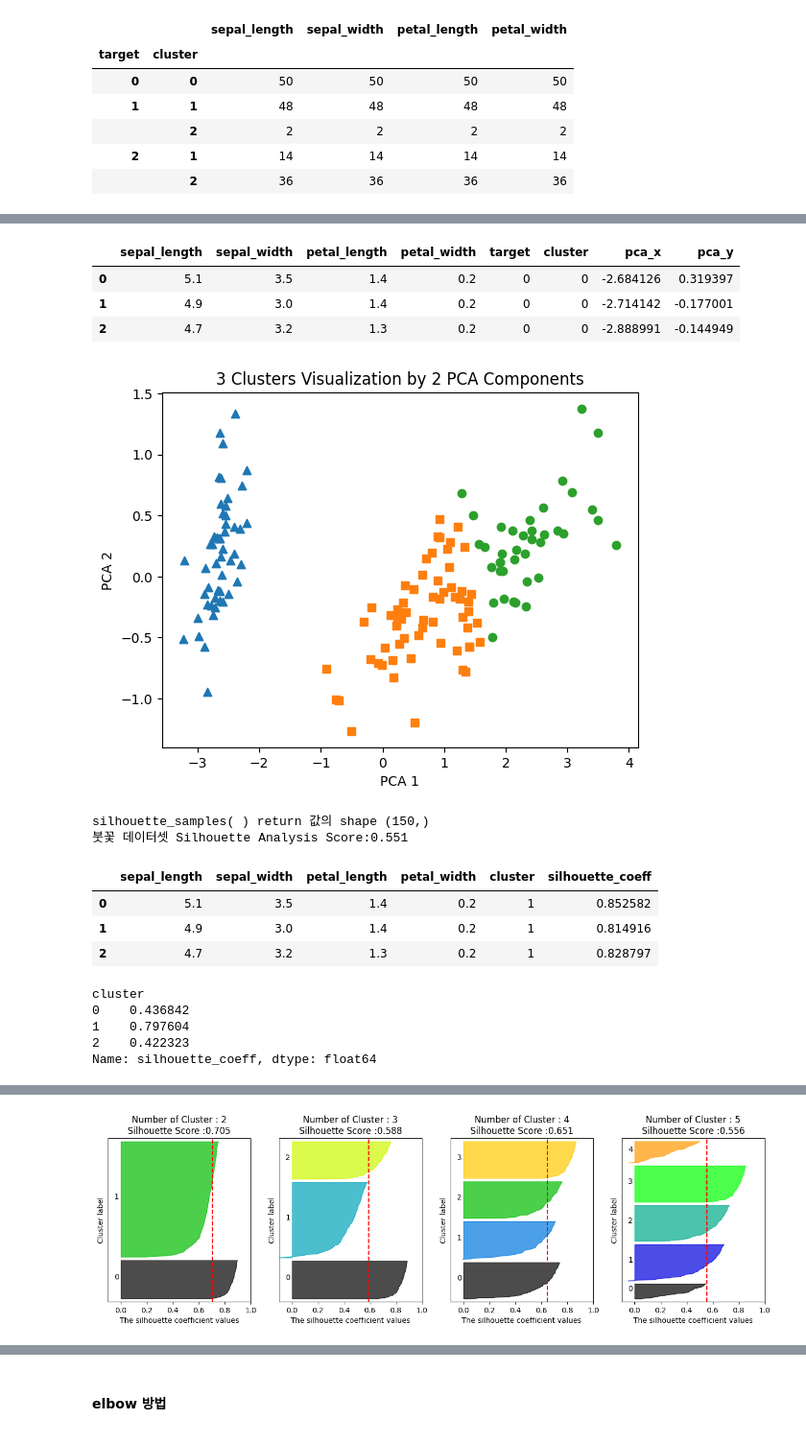
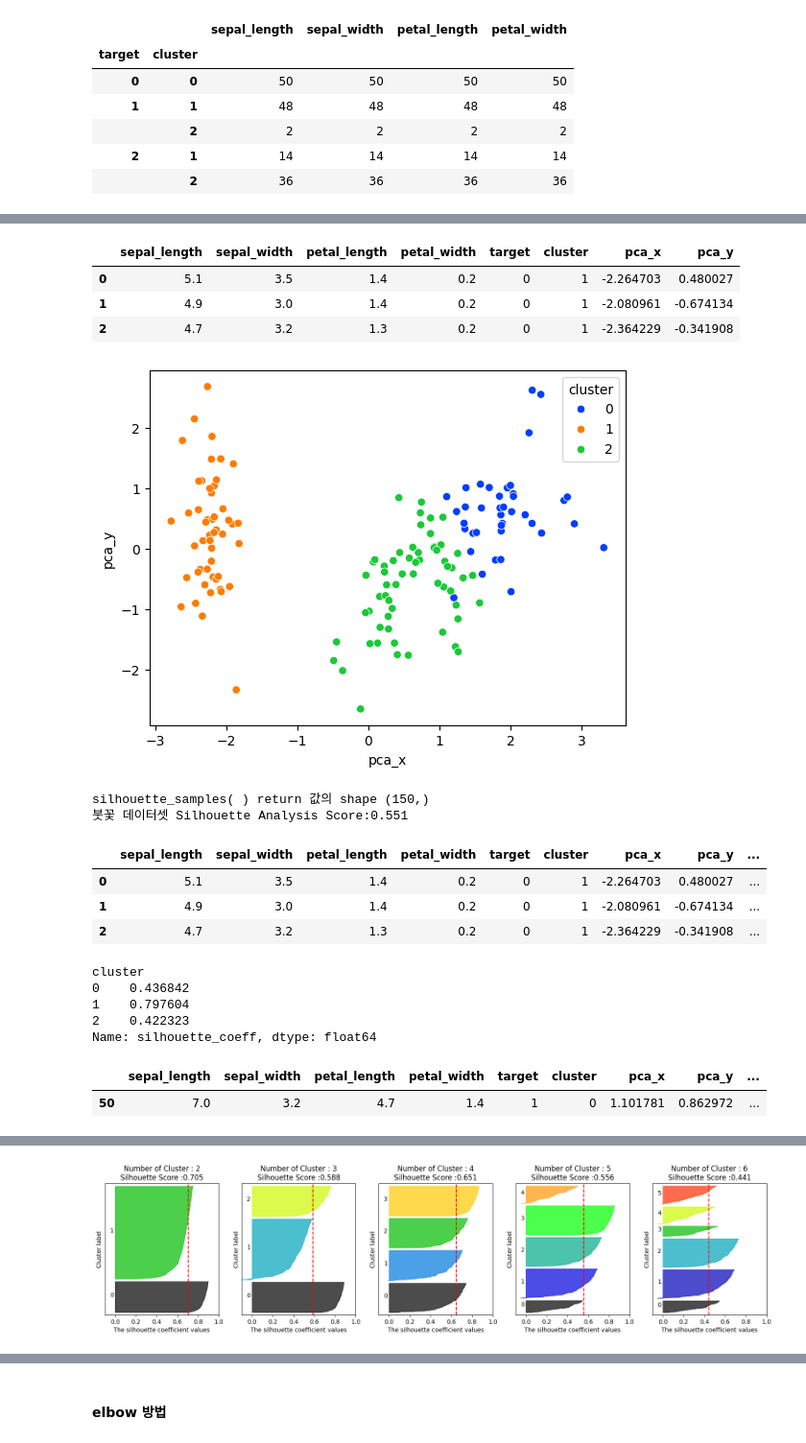
Before and after one commit to jiminxchris/pythonmlproject20260424, a Jupyter notebook: 05_군집_붓꽃.ipynb, the cells around one changed output, grey strips where cells are left out. Shown at 96% size. Cells and saved outputs as stored; diff of their text form; code cells hidden in the pictures.

```diff
--- a/05_군집_붓꽃.ipynb
+++ b/05_군집_붓꽃.ipynb
@@ -90,23 +147,35 @@ plt.show()
 # %%
 # PCA 를 이용해 4개의 속성을 2개로 차원 축소한 뒤에 X 좌표, Y 좌표로 개별 데이터를 표현
 from sklearn.decomposition import PCA
+from sklearn.preprocessing import StandardScaler
 
+# 스케일링
+scaler = StandardScaler()
+iris_scaled = scaler.fit_transform(iris.data) # iris_df[['sepal_length','sepal_width','petal_length','petal_width']]
+
+# 차원축소
 pca = PCA(n_components=2)
-pca_transformed = pca.fit_transform(iris.data)
+pca_transformed = pca.fit_transform(iris_scaled)
 
 # 데이터프레임에 두 속성 추가
-iris_df['pca_x'] =
-iris_df['pca_y'] =
+iris_df['pca_x'] = pca_transformed[:, 0]
+iris_df['pca_y'] = pca_transformed[:, 1]
 iris_df.head(3)
 # %% [output]
 |  | sepal_length | sepal_width | petal_length | petal_width | target | cluster | pca_x | pca_y |
-| 0 | 5.1 | 3.5 | 1.4 | 0.2 | 0 | 0 | -2.684126 | 0.319397 |
-| 1 | 4.9 | 3.0 | 1.4 | 0.2 | 0 | 0 | -2.714142 | -0.177001 |
-| 2 | 4.7 | 3.2 | 1.3 | 0.2 | 0 | 0 | -2.888991 | -0.144949 |
+| 0 | 5.1 | 3.5 | 1.4 | 0.2 | 0 | 1 | -2.264703 | 0.480027 |
+| 1 | 4.9 | 3.0 | 1.4 | 0.2 | 0 | 1 | -2.080961 | -0.674134 |
+| 2 | 4.7 | 3.2 | 1.3 | 0.2 | 0 | 1 | -2.364229 | -0.341908 |
 # %%
 # PCA로 차원 축소된 데이터를 시각화 (산점도)
+sns.scatterplot(iris_df,
+                x = 'pca_x',
+                y = 'pca_y',
+                hue='cluster',
+                palette='bright')
+plt.show()
 # %% [output]
-[figure, old version]
+[figure, new version]
 # %%
 #실루엣 분석
 # %%
@@ -120,13 +189,13 @@ import matplotlib.pyplot as plt
 import numpy as np
 import pandas as pd
 
-iris = load_iris()
-feature_names = ['sepal_length','sepal_width','petal_length','petal_width']
-iris_df = pd.DataFrame(data=iris.data, columns=feature_names)
+# iris = load_iris()
+# feature_names = ['sepal_length','sepal_width','petal_length','petal_width']
+# iris_df = pd.DataFrame(data=iris.data, columns=feature_names)
 
-kmeans = KMeans(n_clusters=3, init='k-means++', max_iter=300, random_state=42).fit(iris_df)
+# kmeans = KMeans(n_clusters=3, init='k-means++', max_iter=300, random_state=42).fit(iris_df)
 
-iris_df['cluster'] = kmeans.labels_
+# iris_df['cluster'] = kmeans.labels_
 
 # iris 의 모든 개별 데이터에 실루엣 계수값을 구함.
 score_samples = silhouette_samples(iris.data, iris_df['cluster'])
@@ -143,9 +212,9 @@ iris_df.head(3)
 # %% [output]
 silhouette_samples( ) return 값의 shape (150,)
 붓꽃 데이터셋 Silhouette Analysis Score:0.551
-|  | sepal_length | sepal_width | petal_length | petal_width | cluster | silhouette_coeff |
-| 0 | 5.1 | 3.5 | 1.4 | 0.2 | 1 | 0.852582 |
-| 1 | 4.9 | 3.0 | 1.4 | 0.2 | 1 | 0.814916 |
-| 2 | 4.7 | 3.2 | 1.3 | 0.2 | 1 | 0.828797 |
+|  | sepal_length | sepal_width | petal_length | petal_width | target | cluster | pca_x | pca_y | ... |
+| 0 | 5.1 | 3.5 | 1.4 | 0.2 | 0 | 1 | -2.264703 | 0.480027 | ... |
+| 1 | 4.9 | 3.0 | 1.4 | 0.2 | 0 | 1 | -2.080961 | -0.674134 | ... |
+| 2 | 4.7 | 3.2 | 1.3 | 0.2 | 0 | 1 | -2.364229 | -0.341908 | ... |
 # %%
 #군집별 평균 실루엣 계수 값으로 확인
@@ -155,6 +225,11 @@ cluster
 1    0.797604
 2    0.422323
 Name: silhouette_coeff, dtype: float64
+# %%
+iris_df[iris_df['silhouette_coeff']<0]
+# %% [output]
+|  | sepal_length | sepal_width | petal_length | petal_width | target | cluster | pca_x | pca_y | ... |
+| 50 | 7.0 | 3.2 | 4.7 | 1.4 | 1 | 0 | 1.101781 | 0.862972 | ... |
 # %% [markdown]
 ![image.png](attachment:image.png)
 # %% [markdown]
@@ -217,12 +292,12 @@ def visualize_silhouette(cluster_lists, X_features):
 # %%
 # make_blobs 을 통해 clustering 을 위한 4개의 클러스터 중심의 500개 2차원 데이터 셋 생성
 from sklearn.datasets import make_blobs
 X, y = make_blobs(n_samples=500, n_features=2, centers=4, cluster_std=1, \
                   center_box=(-10.0, 10.0), shuffle=True, random_state=1)
 
 # cluster 개수를 2개, 3개, 4개, 5개 일때의 클러스터별 실루엣 계수 평균값을 시각화
-visualize_silhouette([ 2, 3, 4, 5], X)
+visualize_silhouette([ 2, 3, 4, 5, 6], X)
 # %% [output]
-[figure, old version]
+[figure, new version]
 # %%
 # 붓꽃 데이터를 이용해 K-평균 수행 시 최적의 군집 개수를 알아보기
```
Also changed, not shown: parts of 14 cells of this notebook.
